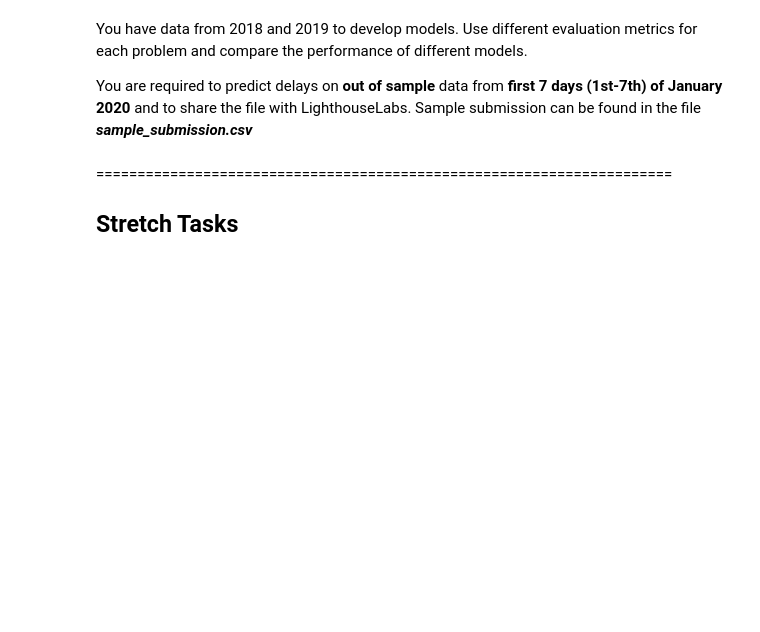
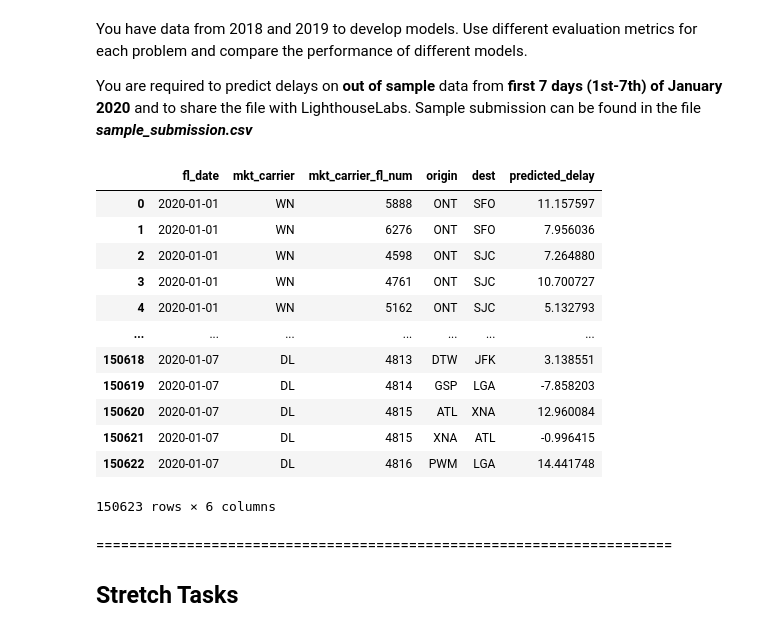
Before and after one commit to albina-m/LHL-Midterm-Flights, a Jupyter notebook: Garrett-modeling.ipynb, the cells around one changed output. Cells and saved outputs as stored; diff of their text form; code cells hidden in the pictures; blank space fills up the shorter version.

```diff
--- a/Garrett-modeling.ipynb
+++ b/Garrett-modeling.ipynb
@@ -701,0 +722,24 @@ import numpy as np
+# %%
+eval_prepped_df = data_preparation(eval_df)
+# %%
+delay_pred = xg_reg.predict(eval_prepped_df)
+# %%
+submission = eval_df[['fl_date','mkt_carrier','mkt_carrier_fl_num','origin','dest']].copy(deep=True)
+# %%
+submission['predicted_delay'] = delay_pred
+# %%
+submission
+# %% [output]
+|  | fl_date | mkt_carrier | mkt_carrier_fl_num | origin | dest | predicted_delay |
+| 0 | 2020-01-01 | WN | 5888 | ONT | SFO | 11.157597 |
+| 1 | 2020-01-01 | WN | 6276 | ONT | SFO | 7.956036 |
+| 2 | 2020-01-01 | WN | 4598 | ONT | SJC | 7.264880 |
+| 3 | 2020-01-01 | WN | 4761 | ONT | SJC | 10.700727 |
+| 4 | 2020-01-01 | WN | 5162 | ONT | SJC | 5.132793 |
+| ... | ... | ... | ... | ... | ... | ... |
+| 150618 | 2020-01-07 | DL | 4813 | DTW | JFK | 3.138551 |
+| 150619 | 2020-01-07 | DL | 4814 | GSP | LGA | -7.858203 |
+| 150620 | 2020-01-07 | DL | 4815 | ATL | XNA | 12.960084 |
+| 150621 | 2020-01-07 | DL | 4815 | XNA | ATL | -0.996415 |
+| 150622 | 2020-01-07 | DL | 4816 | PWM | LGA | 14.441748 |
+150623 rows × 6 columns
```
Also changed, not shown: parts of 7 cells of this notebook, 1 other file.
